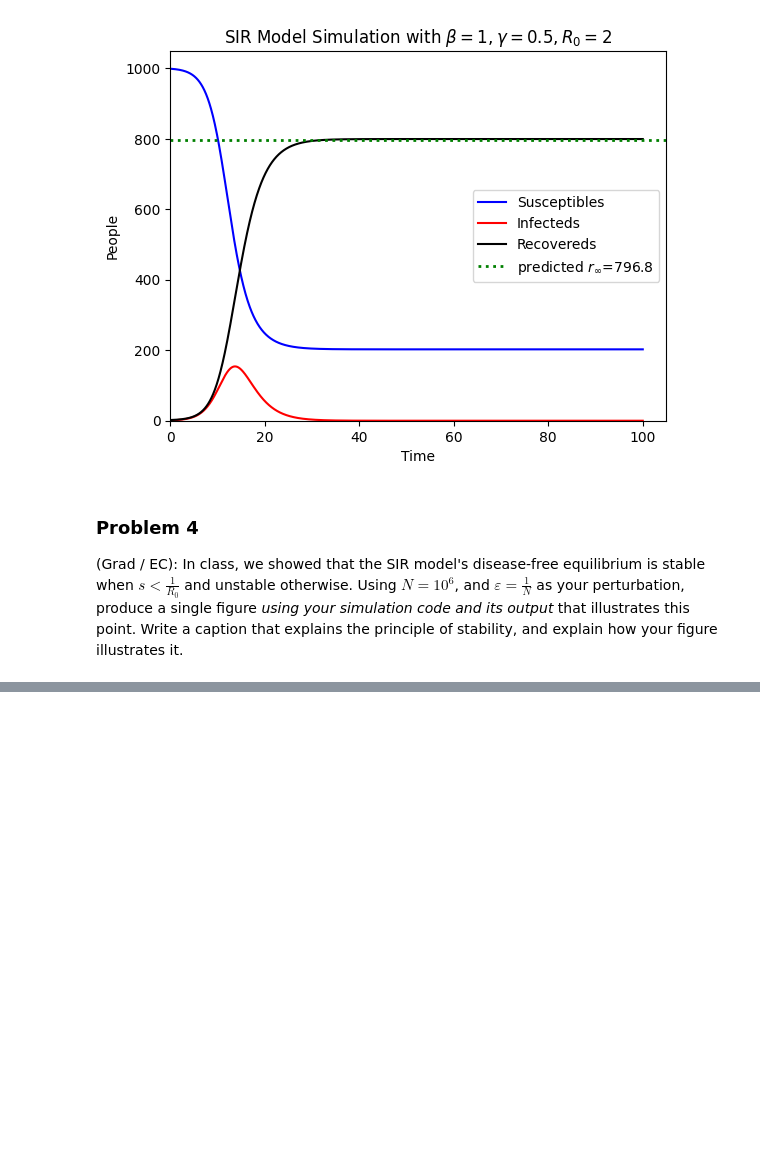
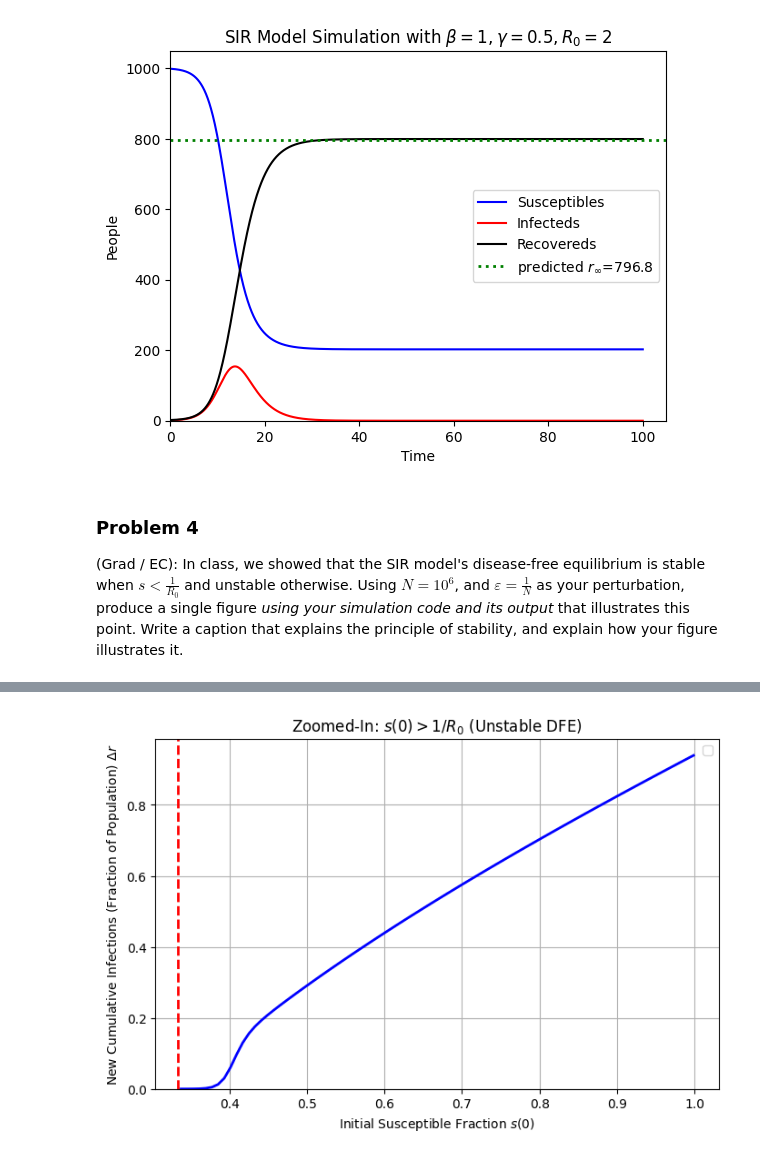
Before and after one commit to mathstud/csci5897, a Jupyter notebook: Homeworks/hw_1.ipynb, the cells around one changed output, grey strips where cells are left out. Saved outputs shown, nothing was run; the diff lists cells and outputs as text; code cells hidden in the pictures; blank space fills up the shorter version.

```diff
--- a/Homeworks/hw_1.ipynb
+++ b/Homeworks/hw_1.ipynb
@@ -310,0 +311,16 @@ plt.show()
+# %%
+# Plot zoomed in on unstable region
+plt.figure(figsize=(8,5))
+mask = s_values > 1.0/R0
+plt.plot(s_values[mask], delta_r[mask], lw=2, color="blue")
+plt.axvline(1.0/R0, color='red', linestyle='--', lw=2)
+plt.xlabel('Initial Susceptible Fraction $s(0)$')
+plt.ylabel('New Cumulative Infections (Fraction of Population) $\Delta r$')
+plt.title('Zoomed-In: $s(0) > 1/R_0$ (Unstable DFE)')
+plt.yscale('linear')
+plt.grid(True)
+plt.legend()
+plt.ylim(bottom=0)
+plt.show()
+# %% [output]
+[figure, added]
```
Also changed, not shown: parts of 3 cells of this notebook.
